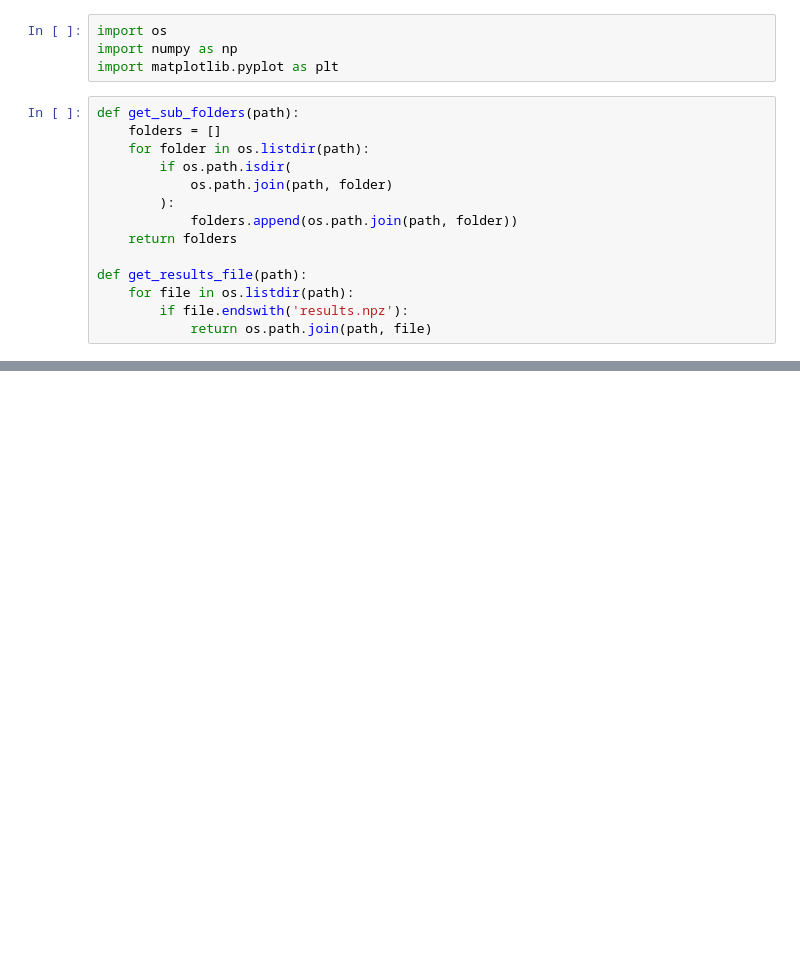
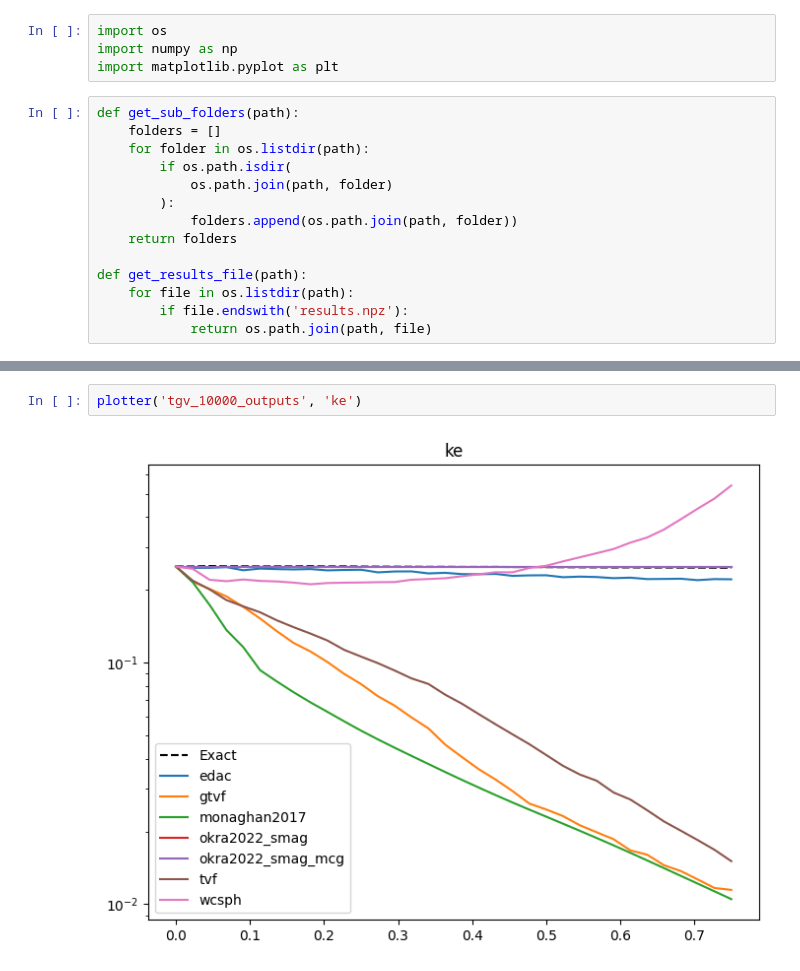
Before and after one commit to Prajwal-Prathiksh/ddp-thesis, a Jupyter notebook: plotter.ipynb, the cells around one changed output, grey strips where cells are left out. Drawn from its saved outputs; the diff is of its cells as text; blank space fills up the shorter version.

```diff
--- a/plotter.ipynb
+++ b/plotter.ipynb
@@ -85,0 +65,4 @@ plotter('tgv_outputs', 'p_l1')
+# %%
+plotter('tgv_10000_outputs', 'ke')
+# %% [output]
+[figure, added]
```
Also changed, not shown: parts of 7 cells of this notebook.
